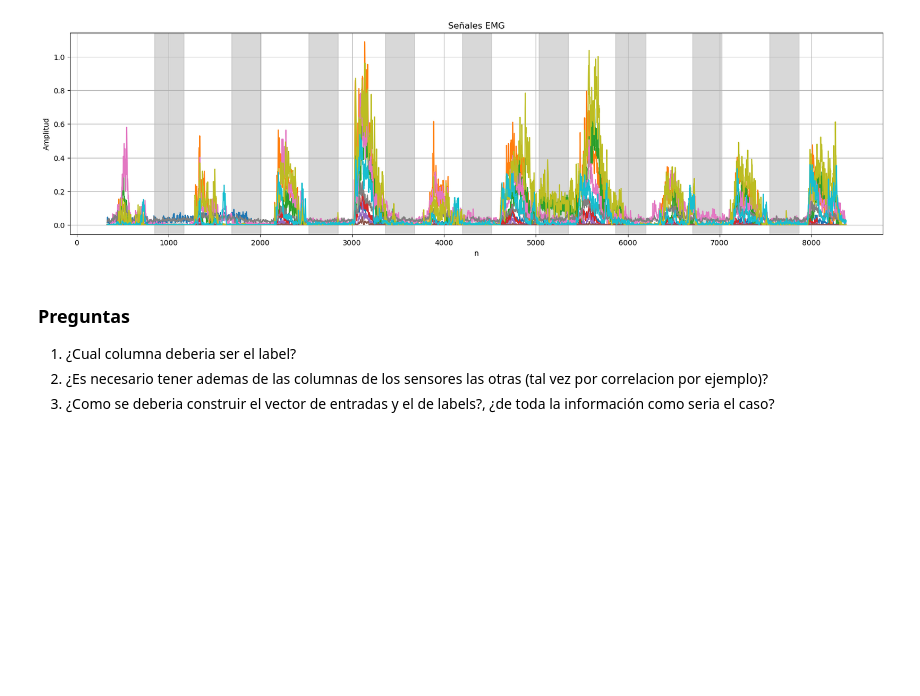
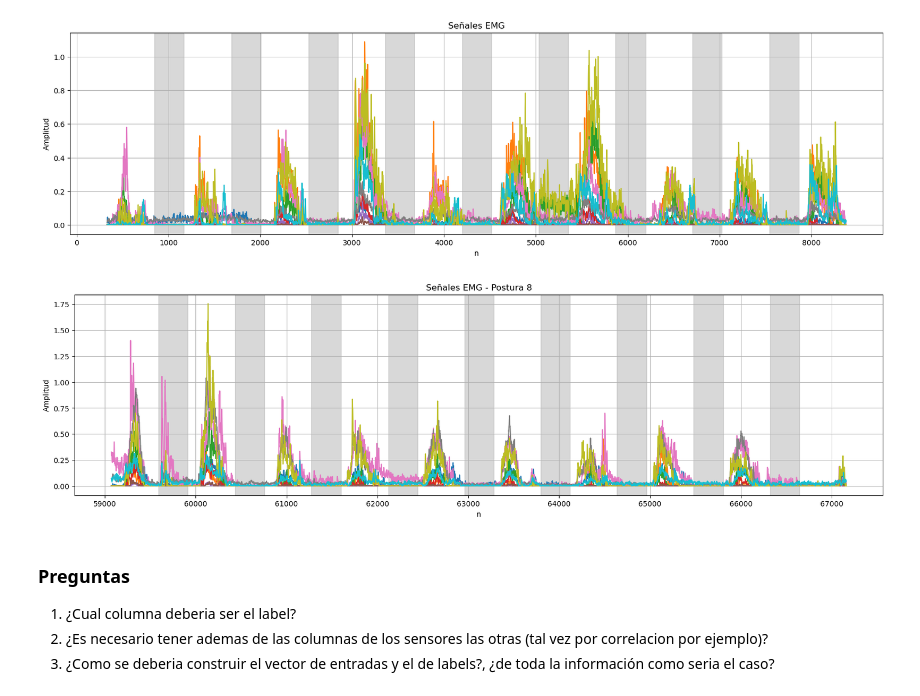
Before and after one commit to repos-especializacion-UdeA/aprendizaje_automatico1, a Jupyter notebook: dataset/notebooks_ensayo/exploracion_registro_mat.ipynb, the cells around one changed output. Cells and saved outputs as stored; diff of their text form; code cells hidden in the pictures; blank space fills up the shorter version.

```diff
--- a/dataset/notebooks_ensayo/exploracion_registro_mat.ipynb
+++ b/dataset/notebooks_ensayo/exploracion_registro_mat.ipynb
@@ -308,6 +308,16 @@ graficar_series(df_medida= emg_data,
                 etiqueta_y="Amplitud")
 # %% [output]
 [figure]
+# %%
+graficar_series(df_medida= emg_data,
+                columnas_medida = emg_data.columns,
+                df_num_label = stimulus_data['stimulus'],
+                num = 8,
+                titulo="Señales EMG - Postura 8",
+                etiqueta_x="n",
+                etiqueta_y="Amplitud")
+# %% [output]
+[figure, added]
 # %% [markdown]
 ### Preguntas
 
```
Also changed, not shown: parts of 1 cell of this notebook.
